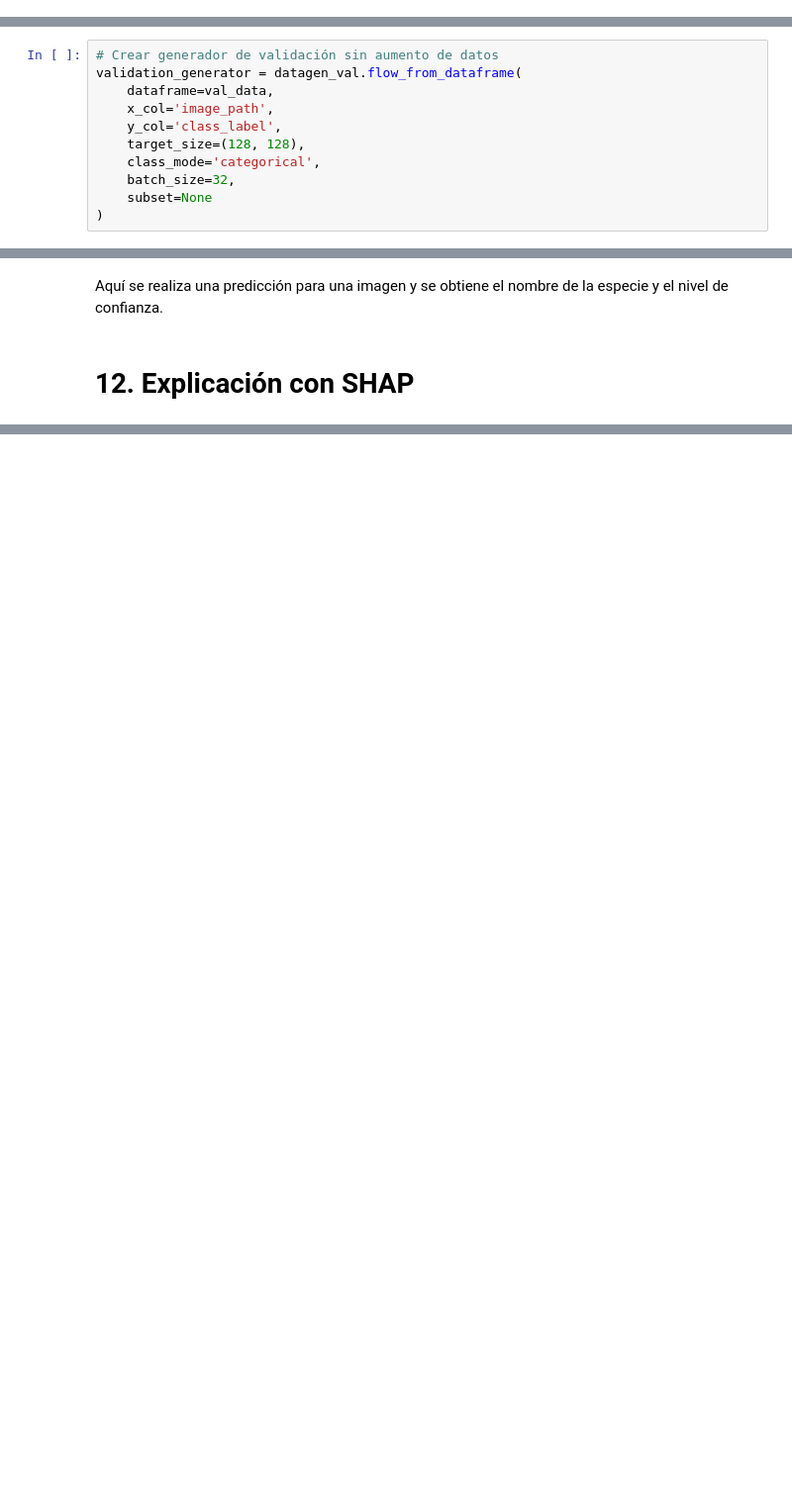
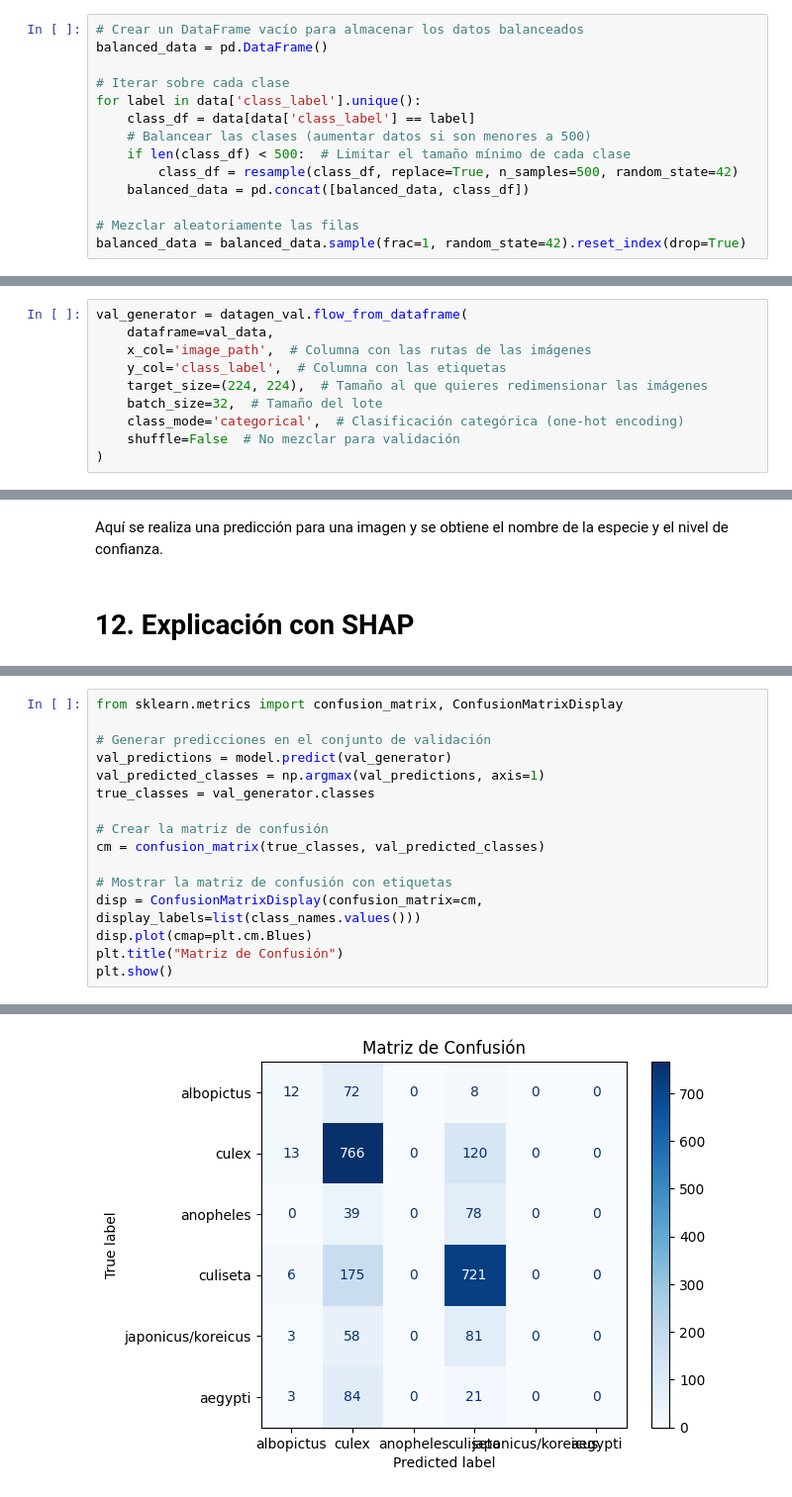
Before and after one commit to Gustixa/DL_proyecto, a Jupyter notebook: Untitled.ipynb, the cells around one changed output, grey strips where cells are left out. Shown at 99% size. Saved outputs shown, nothing was run; the diff lists cells and outputs as text; blank space fills up the shorter version.

```diff
--- a/Untitled.ipynb
+++ b/Untitled.ipynb
@@ -46 +49,15 @@ Este diccionario asocia cada etiqueta numérica (0, 1, 2, etc.) con el nombre de
+# %%
+# Crear un DataFrame vacío para almacenar los datos balanceados
+balanced_data = pd.DataFrame()
+
+# Iterar sobre cada clase
+for label in data['class_label'].unique():
+    class_df = data[data['class_label'] == label]
+    # Balancear las clases (aumentar datos si son menores a 500)
+    if len(class_df) < 500:  # Limitar el tamaño mínimo de cada clase
+        class_df = resample(class_df, replace=True, n_samples=500, random_state=42)
+    balanced_data = pd.concat([balanced_data, class_df])
+
+# Mezclar aleatoriamente las filas
+balanced_data = balanced_data.sample(frac=1, random_state=42).reset_index(drop=True)
 # %%
@@ -96,12 +132,11 @@ Found 8283 validated image filenames belonging to 6 classes.
 # %%
-# Crear generador de validación sin aumento de datos
-validation_generator = datagen_val.flow_from_dataframe(
+val_generator = datagen_val.flow_from_dataframe(
     dataframe=val_data,
-    x_col='image_path',
-    y_col='class_label',
-    target_size=(128, 128),
-    class_mode='categorical',
-    batch_size=32,
-    subset=None
+    x_col='image_path',  # Columna con las rutas de las imágenes
+    y_col='class_label',  # Columna con las etiquetas
+    target_size=(224, 224),  # Tamaño al que quieres redimensionar las imágenes
+    batch_size=32,  # Tamaño del lote
+    class_mode='categorical',  # Clasificación categórica (one-hot encoding)
+    shuffle=False  # No mezclar para validación
 )
 # %% [output]
@@ -312,0 +336,17 @@ memory usage: 647.4+ KB
+# %%
+from sklearn.metrics import confusion_matrix, ConfusionMatrixDisplay
+
+# Generar predicciones en el conjunto de validación
+val_predictions = model.predict(val_generator)
+val_predicted_classes = np.argmax(val_predictions, axis=1)
+true_classes = val_generator.classes
+
+# Crear la matriz de confusión
+cm = confusion_matrix(true_classes, val_predicted_classes)
+
+# Mostrar la matriz de confusión con etiquetas
+disp = ConfusionMatrixDisplay(confusion_matrix=cm, display_labels=list(class_names.values()))
+disp.plot(cmap=plt.cm.Blues)
+plt.title("Matriz de Confusión")
+plt.show()
+# %% [output]
@@ -312,0 +354 @@ memory usage: 647.4+ KB
+[figure, added]
```
Also changed, not shown: parts of 26 cells of this notebook.
